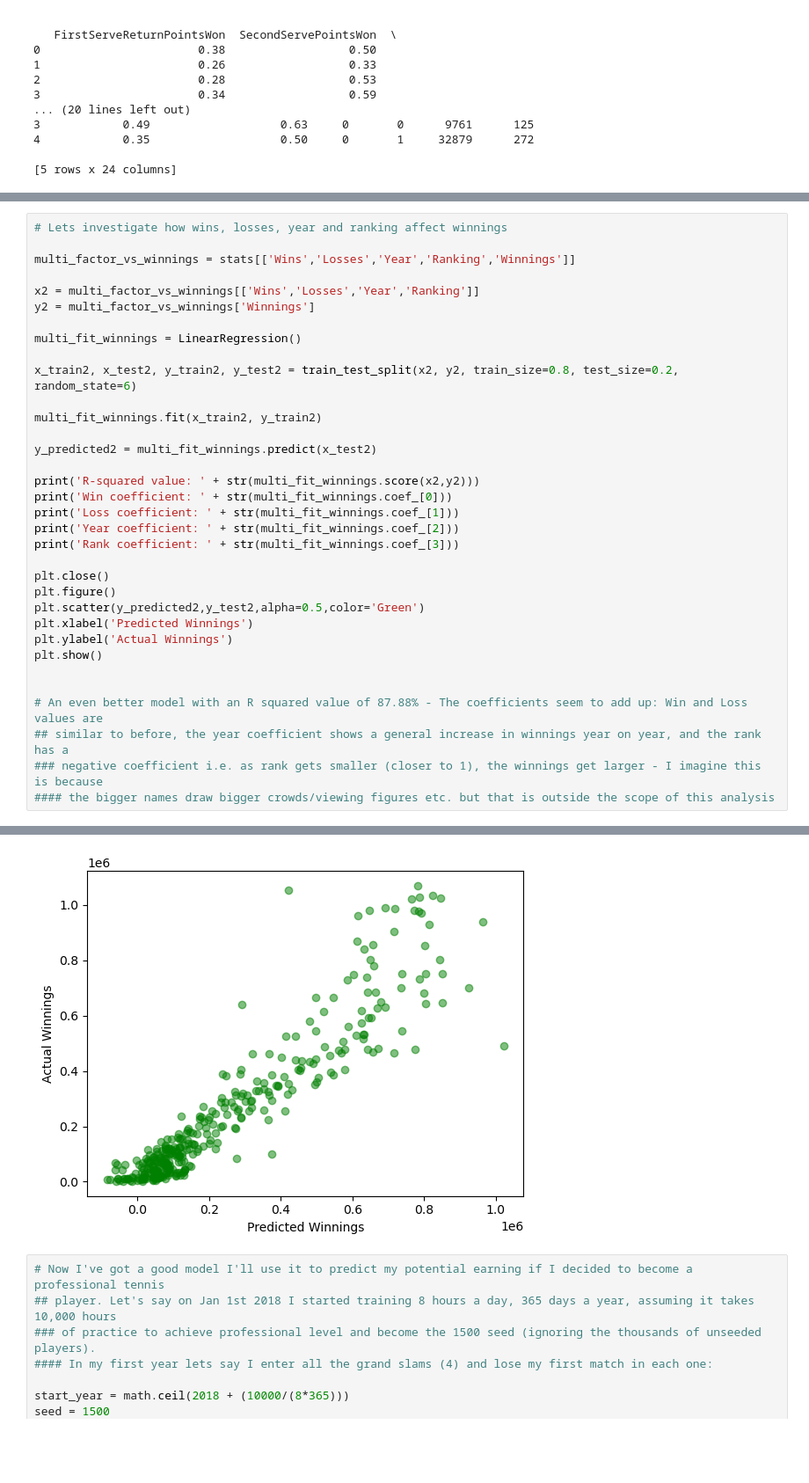
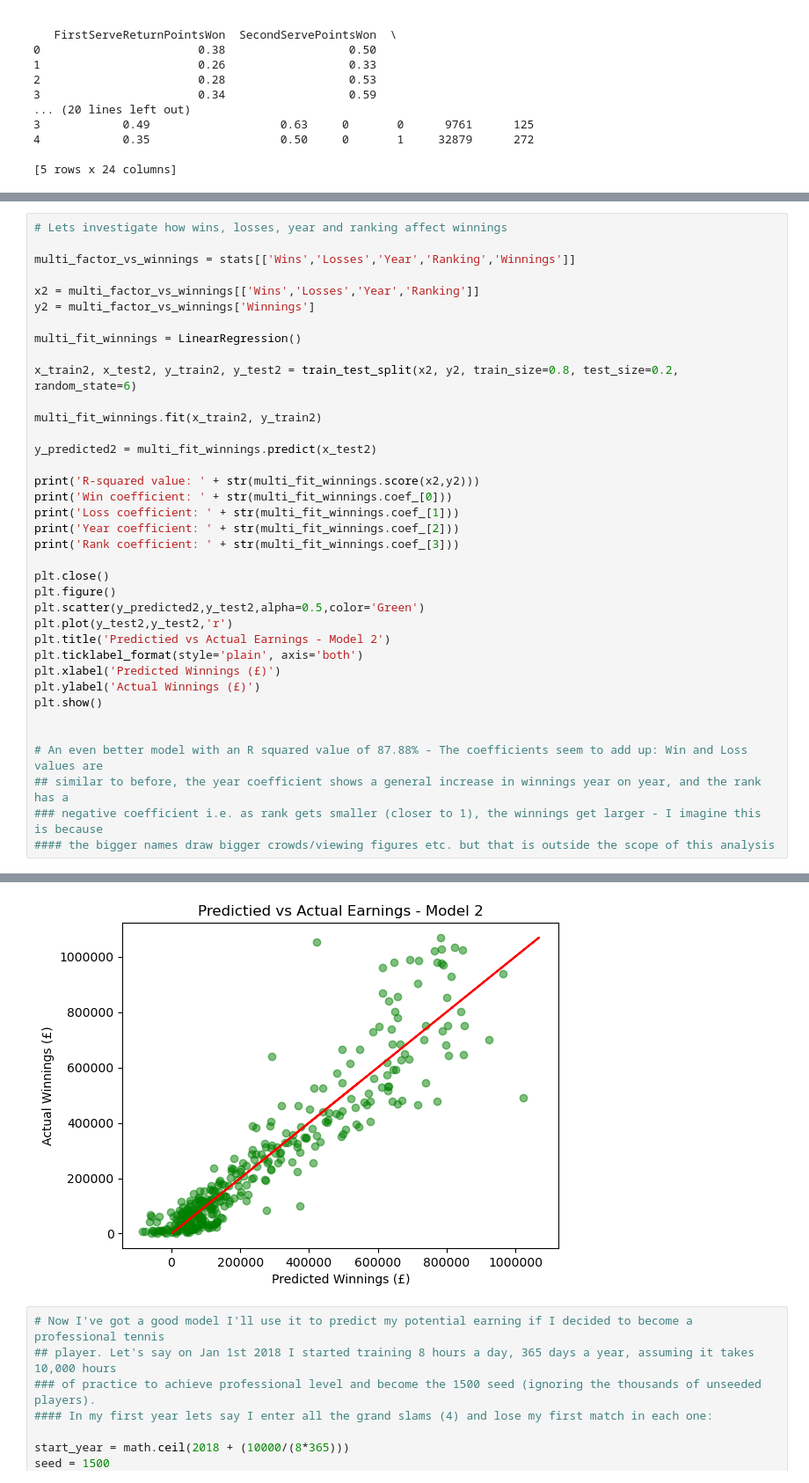
Before and after one commit to BPollins/Tennis_stat_analysis, a Jupyter notebook: Tennis_stat_analysis.ipynb, the cells around one changed output, grey strips where cells are left out. Shown at 88% size. Saved outputs shown, nothing was run; the diff lists cells and outputs as text; blank space fills up the shorter version.

```diff
--- a/Tennis_stat_analysis.ipynb
+++ b/Tennis_stat_analysis.ipynb
@@ -155,36 +164,39 @@ y2 = multi_factor_vs_winnings['Winnings']
 multi_fit_winnings = LinearRegression()
 
 x_train2, x_test2, y_train2, y_test2 = train_test_split(x2, y2, train_size=0.8, test_size=0.2, random_state=6)
 
 multi_fit_winnings.fit(x_train2, y_train2)
 
 y_predicted2 = multi_fit_winnings.predict(x_test2)
 
 print('R-squared value: ' + str(multi_fit_winnings.score(x2,y2)))
 print('Win coefficient: ' + str(multi_fit_winnings.coef_[0]))
 print('Loss coefficient: ' + str(multi_fit_winnings.coef_[1]))
 print('Year coefficient: ' + str(multi_fit_winnings.coef_[2]))
 print('Rank coefficient: ' + str(multi_fit_winnings.coef_[3]))
 
 plt.close()
 plt.figure()
 plt.scatter(y_predicted2,y_test2,alpha=0.5,color='Green')
-plt.xlabel('Predicted Winnings')
-plt.ylabel('Actual Winnings')
+plt.plot(y_test2,y_test2,'r')
+plt.title('Predictied vs Actual Earnings - Model 2')
+plt.ticklabel_format(style='plain', axis='both')
+plt.xlabel('Predicted Winnings (£)')
+plt.ylabel('Actual Winnings (£)')
 plt.show()
 
 
 # An even better model with an R squared value of 87.88% - The coefficients seem to add up: Win and Loss values are
 ## similar to before, the year coefficient shows a general increase in winnings year on year, and the rank has a
 ### negative coefficient i.e. as rank gets smaller (closer to 1), the winnings get larger - I imagine this is because
 #### the bigger names draw bigger crowds/viewing figures etc. but that is outside the scope of this analysis
 # %% [output]
 R-squared value: 0.8788604188096907
 Win coefficient: 16963.465465773763
 Loss coefficient: 7233.143279276817
 Year coefficient: 13757.191842125198
 Rank coefficient: -74.84950314985969
-[figure, old version]
+[figure, new version]
 # %%
 # Now I've got a good model I'll use it to predict my potential earning if I decided to become a professional tennis
 ## player. Let's say on Jan 1st 2018 I started training 8 hours a day, 365 days a year, assuming it takes 10,000 hours
```
Also changed, not shown: parts of 3 cells of this notebook.
